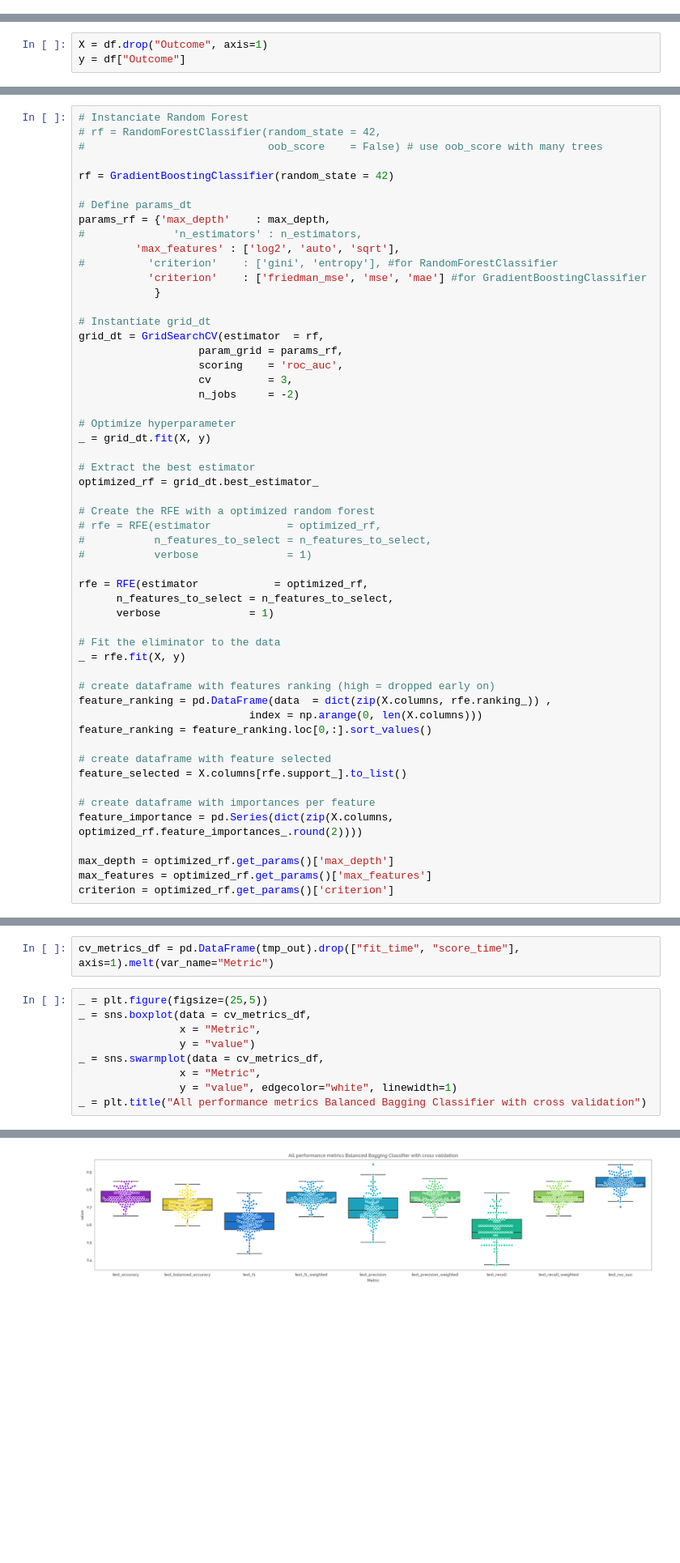
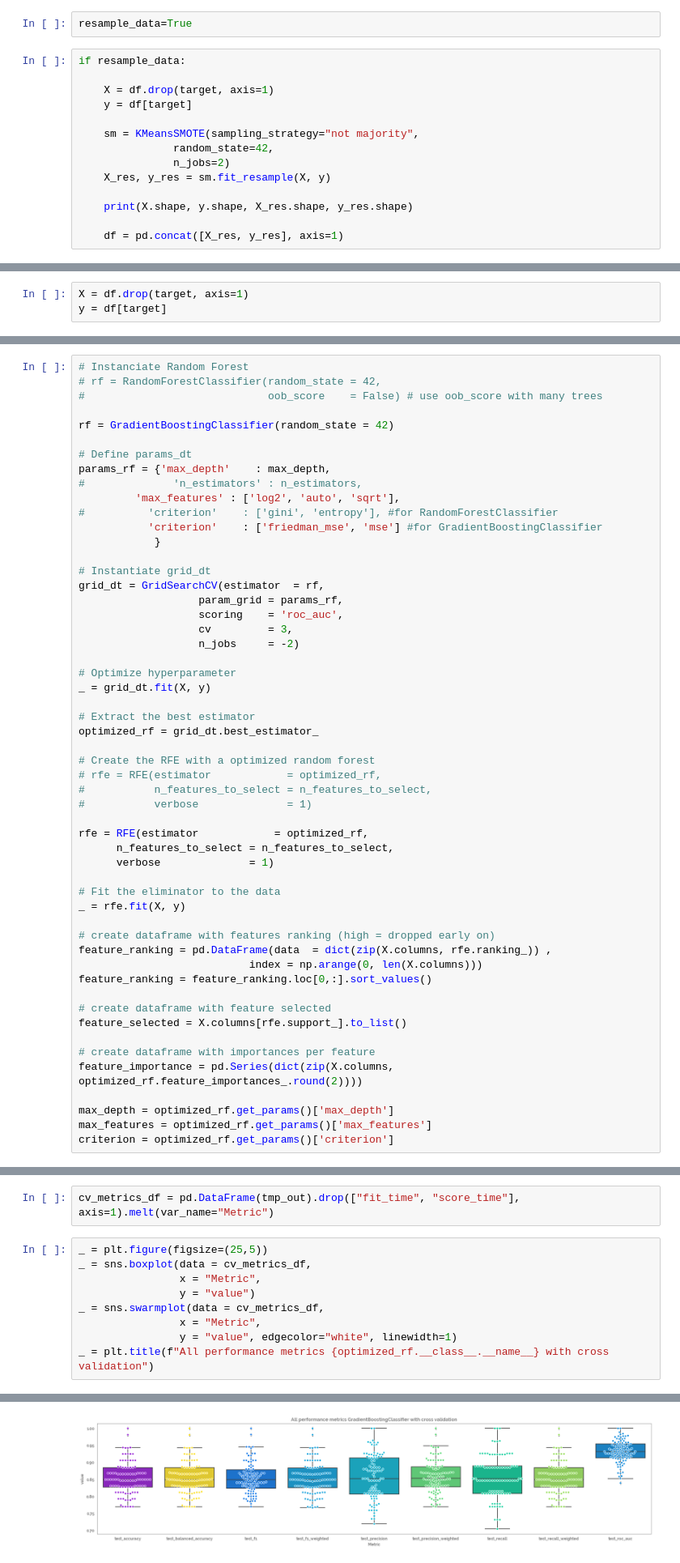
Before and after one commit to jameshtwose/example_deliverables, a Jupyter notebook: ML_examples/pima_diabetes/pima_Classification.ipynb, the cells around one changed output, grey strips where cells are left out. Shown at 81% size. Drawn from its saved outputs; the diff is of its cells as text; blank space fills up the shorter version.

```diff
--- a/ML_examples/pima_diabetes/pima_Classification.ipynb
+++ b/ML_examples/pima_diabetes/pima_Classification.ipynb
@@ -48,0 +88,16 @@ _ = sns.countplot(x=df["Outcome"])
+# %%
+resample_data=True
+# %%
+if resample_data:
+
+    X = df.drop(target, axis=1)
+    y = df[target]
+
+    sm = KMeansSMOTE(sampling_strategy="not majority",
+               random_state=42,
+               n_jobs=2)
+    X_res, y_res = sm.fit_resample(X, y)
+
+    print(X.shape, y.shape, X_res.shape, y_res.shape)
+
+    df = pd.concat([X_res, y_res], axis=1)
@@ -49,6 +106,6 @@ _ = sns.countplot(x=df["Outcome"])
 # %%
-X = df.drop("Outcome", axis=1)
-y = df["Outcome"]
+X = df.drop(target, axis=1)
+y = df[target]
 # %%
 dict_of_models
 # %% [output]
@@ -94,7 +151,7 @@ params_rf = {'max_depth'    : max_depth,
 #              'n_estimators' : n_estimators,
          'max_features' : ['log2', 'auto', 'sqrt'],
 #          'criterion'    : ['gini', 'entropy'], #for RandomForestClassifier
-           'criterion'    : ['friedman_mse', 'mse', 'mae'] #for GradientBoostingClassifier
+           'criterion'    : ['friedman_mse', 'mse'] #for GradientBoostingClassifier
             }
 
 # Instantiate grid_dt
@@ -246,5 +310,5 @@ _ = sns.boxplot(data = cv_metrics_df,
 _ = sns.swarmplot(data = cv_metrics_df,
                 x = "Metric",
                 y = "value", edgecolor="white", linewidth=1)
-_ = plt.title("All performance metrics Balanced Bagging Classifier with cross validation")
+_ = plt.title(f"All performance metrics {optimized_rf.__class__.__name__} with cross validation")
 # %% [output]
@@ -251,3 +316,3 @@ _ = plt.title("All performance metrics Balanced Bagging Classifier with cross va
-[figure, old version]
+[figure, new version]
 # %%
 fig = plot_learning_curve(estimator=clf,
```
Also changed, not shown: parts of 26 cells of this notebook, 2 other files.
